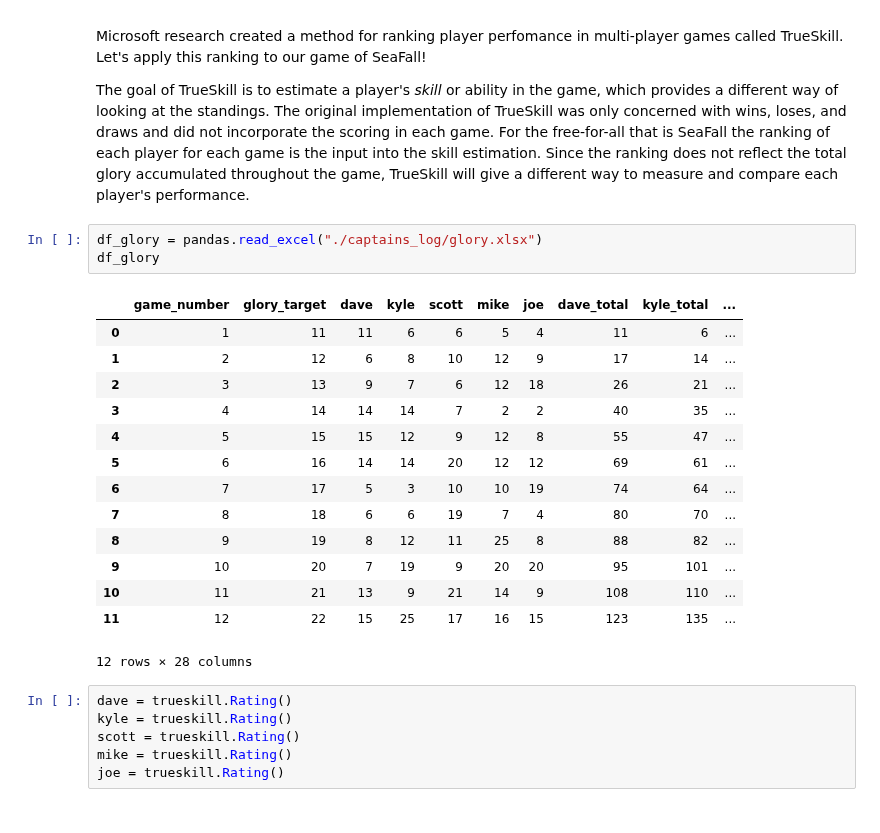
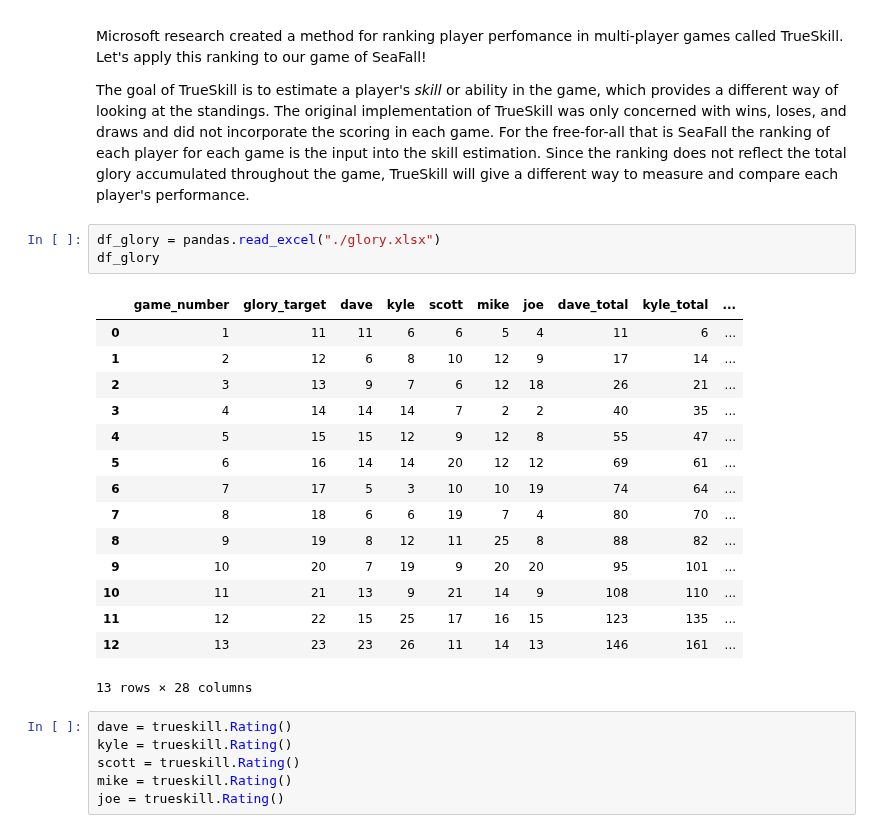
Before and after one commit to cardboardai/boardgame-bookie, a Jupyter notebook: boardgames/seafall/captains_log/campaign_0/SeaFall_Results.ipynb, the cells around one changed output. Drawn from its saved outputs; the diff is of its cells as text.

```diff
--- a/boardgames/seafall/captains_log/SeaFall_Results.ipynb
+++ b/boardgames/seafall/captains_log/campaign_0/SeaFall_Results.ipynb
@@ -27,23 +27,24 @@ Microsoft research created a method for ranking player perfomance in multi-playe
 
 The goal of TrueSkill is to estimate a player's *skill* or ability in the game, which provides a different way of looking at the standings. The original implementation of TrueSkill was only concerned with wins, loses, and draws and did not incorporate the scoring in each game. For the free-for-all that is SeaFall the ranking of each player for each game is the input into the skill estimation. Since the ranking does not reflect the total glory accumulated throughout the game, TrueSkill will give a different way to measure and compare each player's performance.
 # %%
-df_glory = pandas.read_excel("./captains_log/glory.xlsx")
+df_glory = pandas.read_excel("./glory.xlsx")
 df_glory
 # %% [output]
 |  | game_number | glory_target | dave | kyle | scott | mike | joe | dave_total | kyle_total | ... |
 | 0 | 1 | 11 | 11 | 6 | 6 | 5 | 4 | 11 | 6 | ... |
 | 1 | 2 | 12 | 6 | 8 | 10 | 12 | 9 | 17 | 14 | ... |
 | 2 | 3 | 13 | 9 | 7 | 6 | 12 | 18 | 26 | 21 | ... |
 | 3 | 4 | 14 | 14 | 14 | 7 | 2 | 2 | 40 | 35 | ... |
 | 4 | 5 | 15 | 15 | 12 | 9 | 12 | 8 | 55 | 47 | ... |
 | 5 | 6 | 16 | 14 | 14 | 20 | 12 | 12 | 69 | 61 | ... |
 | 6 | 7 | 17 | 5 | 3 | 10 | 10 | 19 | 74 | 64 | ... |
 | 7 | 8 | 18 | 6 | 6 | 19 | 7 | 4 | 80 | 70 | ... |
 | 8 | 9 | 19 | 8 | 12 | 11 | 25 | 8 | 88 | 82 | ... |
 | 9 | 10 | 20 | 7 | 19 | 9 | 20 | 20 | 95 | 101 | ... |
 | 10 | 11 | 21 | 13 | 9 | 21 | 14 | 9 | 108 | 110 | ... |
 | 11 | 12 | 22 | 15 | 25 | 17 | 16 | 15 | 123 | 135 | ... |
+| 12 | 13 | 23 | 23 | 26 | 11 | 14 | 13 | 146 | 161 | ... |
-12 rows × 28 columns
+13 rows × 28 columns
 # %%
 dave = trueskill.Rating()
 kyle = trueskill.Rating()
```
Also changed, not shown: parts of 5 cells of this notebook, 30 other files.
